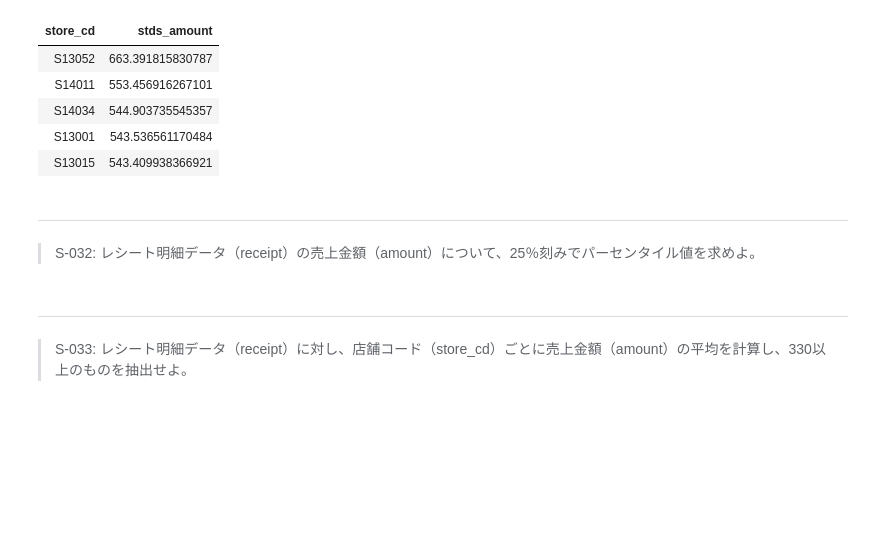
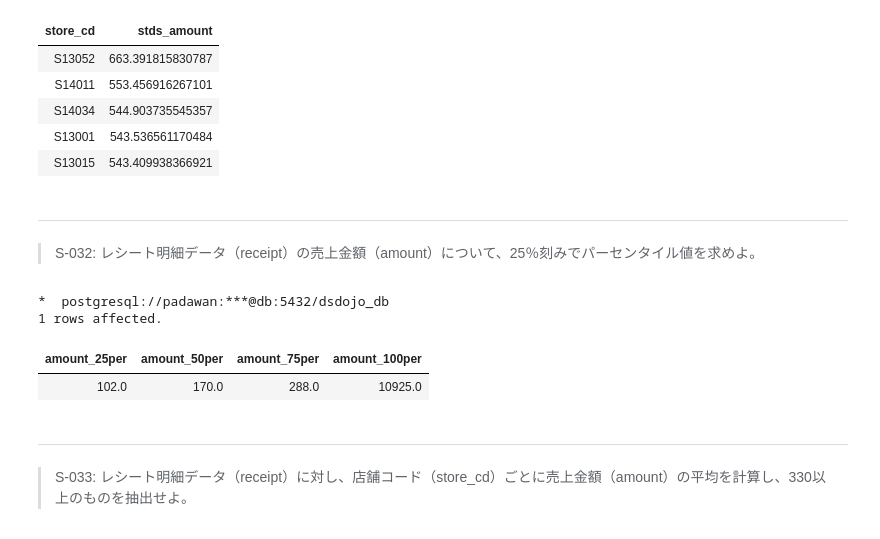
Before and after one commit to marina-tm/100knocks-preprocess, a Jupyter notebook: docker/work/preprocess_knock_SQL.ipynb, the cells around one changed output. Saved outputs shown, nothing was run; the diff lists cells and outputs as text; code cells hidden in the pictures; blank space fills up the shorter version.

```diff
--- a/docker/work/preprocess_knock_SQL.ipynb
+++ b/docker/work/preprocess_knock_SQL.ipynb
@@ -689,3 +688,17 @@ select store_cd, STDDEV_POP(amount) as stds_amount from receipt group by store_c
+# %%
+%%sql
+
+select
+    percentile_cont(0.25) within group(order by amount) as amount_25per,
+    percentile_cont(0.50) within group(order by amount) as amount_50per,
+    percentile_cont(0.75) within group(order by amount) as amount_75per,
+    percentile_cont(1.00) within group(order by amount) as amount_100per
+from receipt;
+# %% [output]
+*  postgresql://padawan:***@db:5432/dsdojo_db
+1 rows affected.
+| amount_25per | amount_50per | amount_75per | amount_100per |
+| 102.0 | 170.0 | 288.0 | 10925.0 |
 # %% [markdown]
 ---
 > S-033: レシート明細データ（receipt）に対し、店舗コード（store_cd）ごとに売上金額（amount）の平均を計算し、330以上のものを抽出せよ。
```
Also changed, not shown: parts of 7 cells of this notebook, 1 other file.
